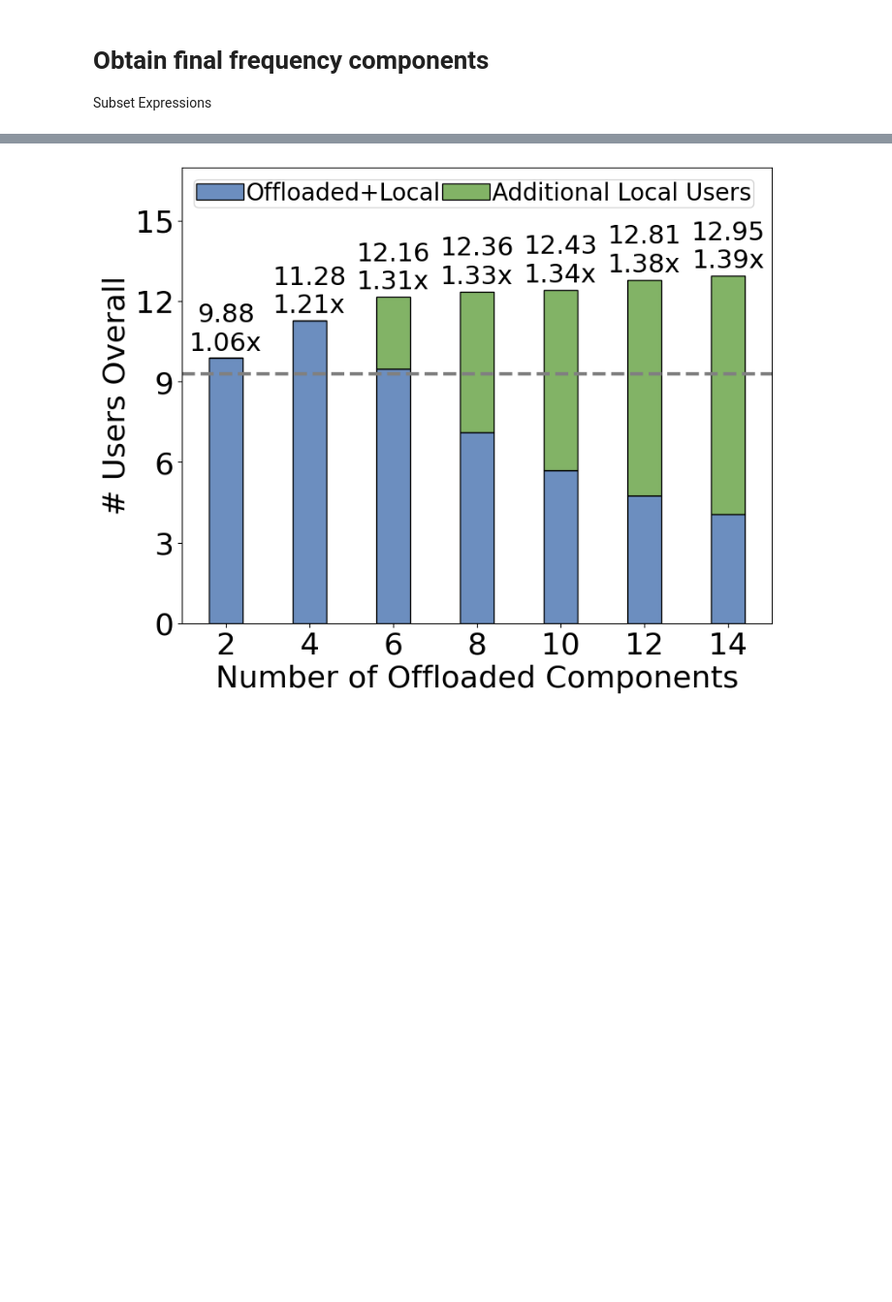
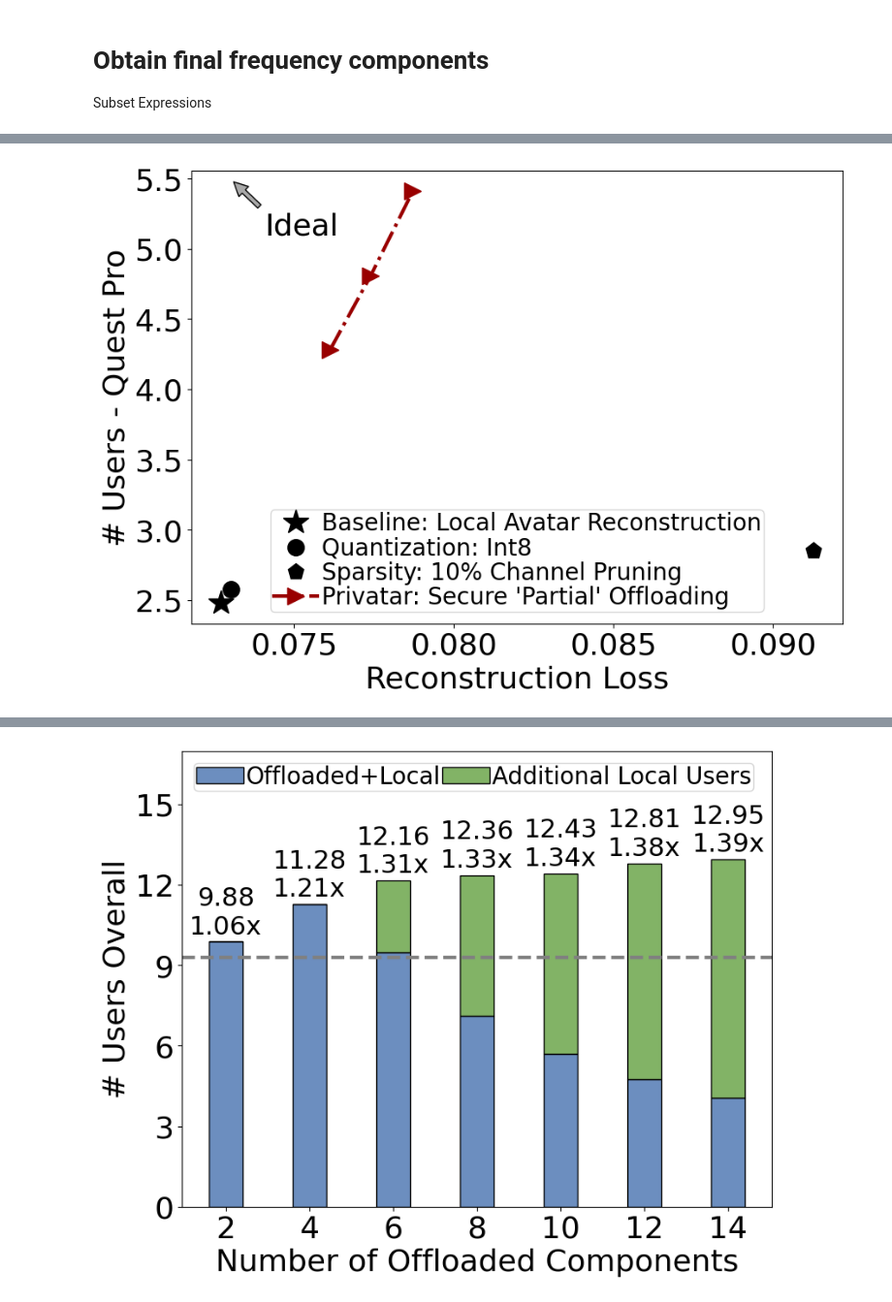
Before and after one commit to georgia-tech-synergy-lab/Privatar, a Jupyter notebook: experiment_scripts/figure_drawer/results_fig.ipynb, the cells around one changed output, grey strips where cells are left out. Shown at 97% size. Saved outputs shown, nothing was run; the diff lists cells and outputs as text; code cells hidden in the pictures; blank space fills up the shorter version.

```diff
--- a/experiment_scripts/figure_drawer/results_fig.ipynb
+++ b/experiment_scripts/figure_drawer/results_fig.ipynb
@@ -161,3 +155,61 @@ plt.show()
+# %%
+import matplotlib.pyplot as plt
+import numpy as np
+import random
+# Example data for accuracy and latency tradeoff curve
+baseline_users = 2.48
+baseline_accuracy = 0.072711
+num_user_support_quant = np.array([baseline_users*1.04])
+accuracy_quant = np.array([0.073015])
+
+# 9.280731288
+num_user_support_sparsity = np.array([baseline_users*1.150349426])
+accuracy_sparsity = np.array([0.09124])
+
+num_user_support_hp = np.array([2.78, 3.10, 3.39, 3.66, 4.28, 4.81, 5.41])
+
+# accuracy_hp_no_noise = np.array([0.077341, 0.076882, 0.077035, 0.076823, 0.076026, 0.077145, 0.077073])
+
+# low noise (PSR=0.4)
+accuracy_hp_low_noise = [0.077421,0.076909,0.077068,0.076914,0.076126,0.077403,0.078718]
+# medium noise (PSR=0.09)
+# accuracy_hp_med_noise = [0.079608,0.077278,0.077748,0.078153,0.078459,0.082387,0.109589]
+# strong noise (PSR=0.035)
+# accuracy_hp_strong_noise = [0.109499,0.081819,0.086256,0.092684,0.112517,0.146471,0.483437]
+
+fig = plt.figure(figsize=[10,7])
+ax = plt.subplot(111)
+SMALL_SIZE = 22
+MEDIUM_SIZE = 24
+BIGGER_SIZE = 26
+shape_list = ["o", "*", "X", "p", ">", "d", "s", "H", "<"]
+legend_list = ["A", "B", "C", "D", "E", "F", "G", "H"]
+color_list = ["#B46504", "#23445D", "#D79B00", "#D6B656", "#9673A6", "#B85450", "#6C8EBF", "#82B366"]
+
+plt_handler = []
+plt_handler.append(plt.plot(baseline_accuracy, baseline_users, marker=shape_list[1], linestyle='None', color='k', markersize=22, label='Baseline')[0])
+plt_handler.append(plt.plot(accuracy_quant, num_user_support_quant,  marker=shape_list[0], linestyle='', color='k', linewidth=3, markersize=14, label='quantization')[0])
+plt_handler.append(plt.plot(accuracy_sparsity, num_user_support_sparsity,  marker=shape_list[3], linestyle='', color='k', linewidth=3, markersize=14, label='sparsity')[0])
+# plt_handler.append(plt.plot(accuracy_hp_no_noise, num_user_support_hp,  marker=shape_list[2], linestyle='--', color="#990000", linewidth=3, markersize=14, label='HP no noise')[0])
+plt_handler.append(plt.plot(accuracy_hp_low_noise[-3:], num_user_support_hp[-3:],  marker=shape_list[4], linestyle='-.', color="#990000", linewidth=3, markersize=14, label='HP + low noise')[0])
+# Filter points where accuracy < 0.093
+
+plt.legend(plt_handler, [r"Baseline: Local Avatar Reconstruction", r"Quantization: Int8", r"Sparsity: 10% Channel Pruning",   r"Privatar: Secure 'Partial' Offloading"], loc='lower center', ncol=1, fontsize=20, labelspacing=0.05, handletextpad=0.1, columnspacing=0.1, borderpad=0.1)
+
+plt.ylabel('# Users - Quest Pro')
+plt.xlabel('Reconstruction Loss')
+plt.rc('font', size=BIGGER_SIZE)          # controls default text sizes
+plt.rc('axes', titlesize=BIGGER_SIZE)     # fontsize of the axes title
+plt.rc('axes', labelsize=BIGGER_SIZE)    # fontsize of the x and y labels
+plt.rc('xtick', labelsize=BIGGER_SIZE)    # fontsize of the tick labels
+plt.rc('ytick', labelsize=BIGGER_SIZE)    # fontsize of the tick labels
+plt.rc('legend', fontsize=SMALL_SIZE)    # legend fontsize
+ax.annotate('Ideal', xy=(0.073, 5.5), xytext=(0.0741, 5.1),
+            arrowprops=dict(facecolor='darkgray', shrink=0.1))
+plt.savefig('lat_acc_tradeoff_all_quest_pro.pdf', bbox_inches="tight", transparent=True)
+plt.show()
+# %% [output]
+[figure, added]
 # %%
 import matplotlib.pyplot as plt
 import numpy as np
```
Also changed, not shown: parts of 15 cells of this notebook.
